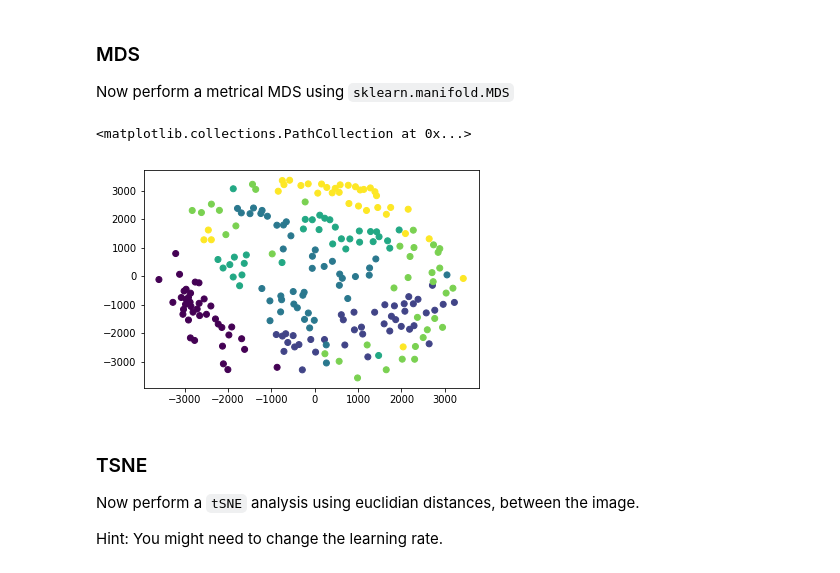
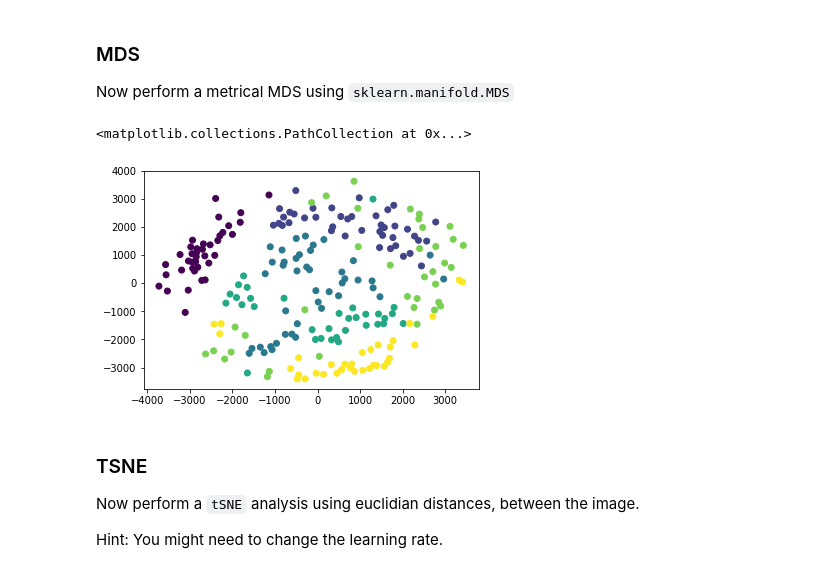
Before and after one commit to tiefenauer/tsm-machle, a Jupyter notebook: week-07/Comparison.ipynb, the cells around one changed output. Cells and saved outputs as stored; diff of their text form; code cells hidden in the pictures.

```diff
--- a/week-07/Comparison.ipynb
+++ b/week-07/Comparison.ipynb
@@ -12,7 +12,7 @@ import pandas as pd
 The file `training_48x48_aligned.txt.gz` contains images and labels of the faces of several people. Use the following code to load the images, replace filename appropriately. If you like you can of course create your pictures.
 # %%
 # Loading of the images
-d = np.asarray(pd.read_csv('../../data/faces_48x48_aligned.txt.gz', sep=',',header=None))
+d = np.asarray(pd.read_csv('./faces_48x48_aligned.txt.gz', sep=',',header=None))
 y = np.asarray(d[:,0], dtype='int32')
 X = d[:,1:]
 y.shape, X.shape #Images are unrolled
@@ -66,3 +61,7 @@ SyntaxError: invalid syntax (<ipython-input-1-0835728fe2f8>, line 1)
+# %%
+pca = PCA(n_components=2, whiten=False)
+pca.fit(X)
+Y = pca.transform(X)
 # %%
 plt.scatter(Y[:,0],Y[:,1], c=y)
 # %% [output]
@@ -71,13 +70,15 @@ plt.scatter(Y[:,0],Y[:,1], c=y)
 # %% [markdown]
 ### MDS
 Now perform a metrical MDS using `sklearn.manifold.MDS`
-# %%
-Your code here
-...
-plt.scatter(Y[:,0],Y[:,1], c=y)
-# %% [output]
-<matplotlib.collections.PathCollection at 0x...>
-[figure, removed]
+# %%
+from sklearn.manifold import MDS
+mds = MDS(2, metric=True)
+res = mds.fit(X)
+Y = res.embedding_
+plt.scatter(Y[:,0],Y[:,1], c=y)
+# %% [output]
+<matplotlib.collections.PathCollection at 0x...>
+[figure, added]
 # %% [markdown]
 ### TSNE
 
```
Also changed, not shown: parts of 1 cell of this notebook, 1 other file.
